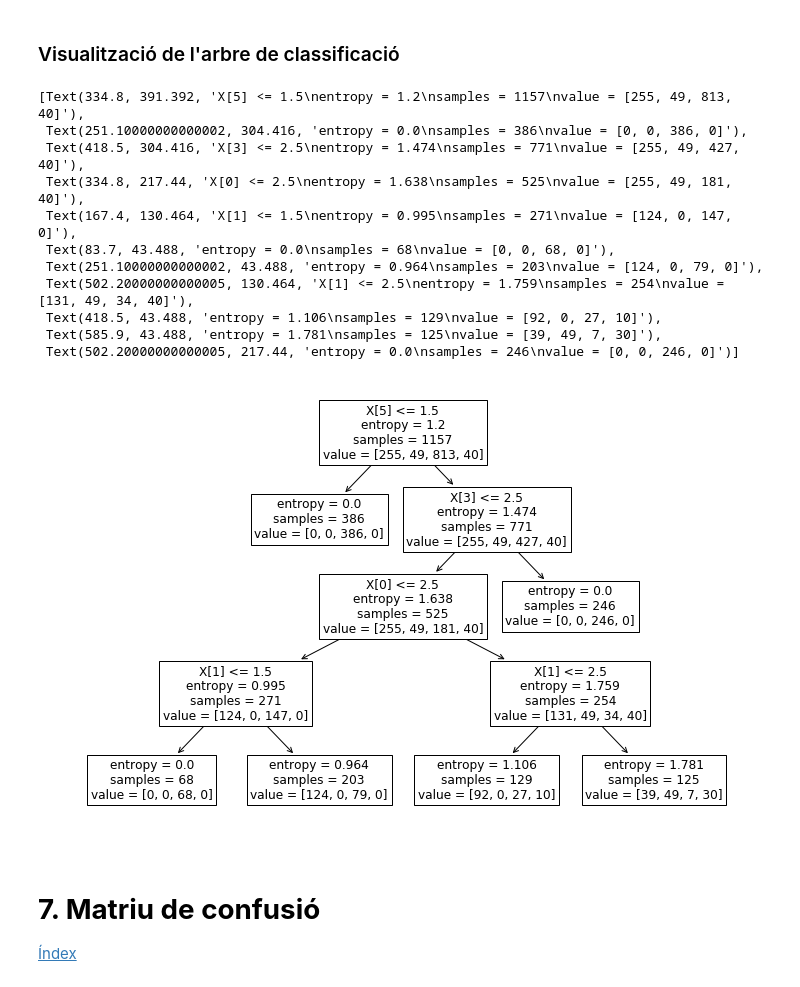
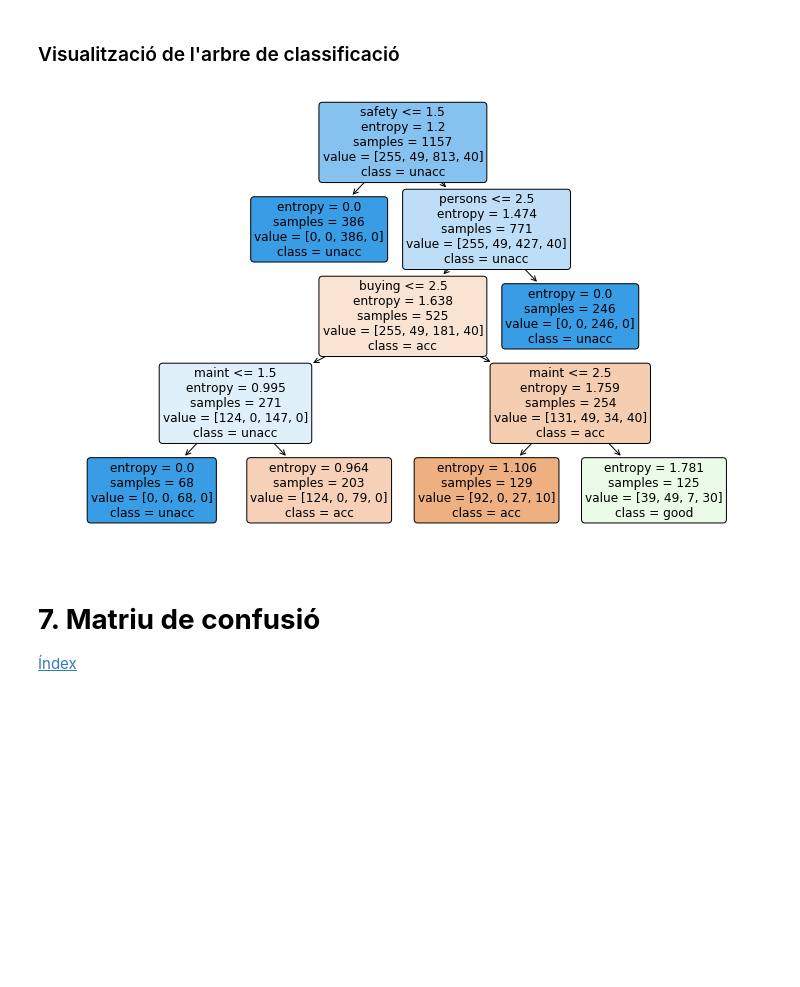
Before and after one commit to estevedelacebo/hello_world, a Jupyter notebook: exemple_arbres_de_classificació.ipynb, the cells around one changed output. Drawn from its saved outputs; the diff is of its cells as text; code cells hidden in the pictures; blank space fills up the shorter version.

```diff
--- a/exemple_arbres_de_classificació.ipynb
+++ b/exemple_arbres_de_classificació.ipynb
@@ -189,25 +191,18 @@ Training set score: 0.8341
 Test set score: 0.8424
 # %% [markdown]
 ### Visualització de l'arbre de classificació
-# %%
-plt.figure(figsize=(12,8))
-
-from sklearn import tree
-
-tree.plot_tree(car_class_tree.fit(X_train, y_train))
-# %% [output]
-[Text(334.8, 391.392, 'X[5] <= 1.5\nentropy = 1.2\nsamples = 1157\nvalue = [255, 49, 813, 40]'),
- Text(251.10000000000002, 304.416, 'entropy = 0.0\nsamples = 386\nvalue = [0, 0, 386, 0]'),
- Text(418.5, 304.416, 'X[3] <= 2.5\nentropy = 1.474\nsamples = 771\nvalue = [255, 49, 427, 40]'),
- Text(334.8, 217.44, 'X[0] <= 2.5\nentropy = 1.638\nsamples = 525\nvalue = [255, 49, 181, 40]'),
- Text(167.4, 130.464, 'X[1] <= 1.5\nentropy = 0.995\nsamples = 271\nvalue = [124, 0, 147, 0]'),
- Text(83.7, 43.488, 'entropy = 0.0\nsamples = 68\nvalue = [0, 0, 68, 0]'),
- Text(251.10000000000002, 43.488, 'entropy = 0.964\nsamples = 203\nvalue = [124, 0, 79, 0]'),
- Text(502.20000000000005, 130.464, 'X[1] <= 2.5\nentropy = 1.759\nsamples = 254\nvalue = [131, 49, 34, 40]'),
- Text(418.5, 43.488, 'entropy = 1.106\nsamples = 129\nvalue = [92, 0, 27, 10]'),
- Text(585.9, 43.488, 'entropy = 1.781\nsamples = 125\nvalue = [39, 49, 7, 30]'),
- Text(502.20000000000005, 217.44, 'entropy = 0.0\nsamples = 246\nvalue = [0, 0, 246, 0]')]
-[figure, removed]
+# %%
+from sklearn import tree
+
+plt.figure(figsize=(12,8))
+classes = ["acc","good","unacc", "vgood"]
+features = X_train.columns
+tree.plot_tree(car_class_tree.fit(X_train, y_train),
+               feature_names = features, class_names=classes,
+              filled = True, rounded = True)
+plt.show()
+# %% [output]
+[figure, added]
 # %% [markdown]
 # **7. Matriu de confusió** <a class="anchor" id="7"></a>
 
```
Also changed, not shown: parts of 6 cells of this notebook.
